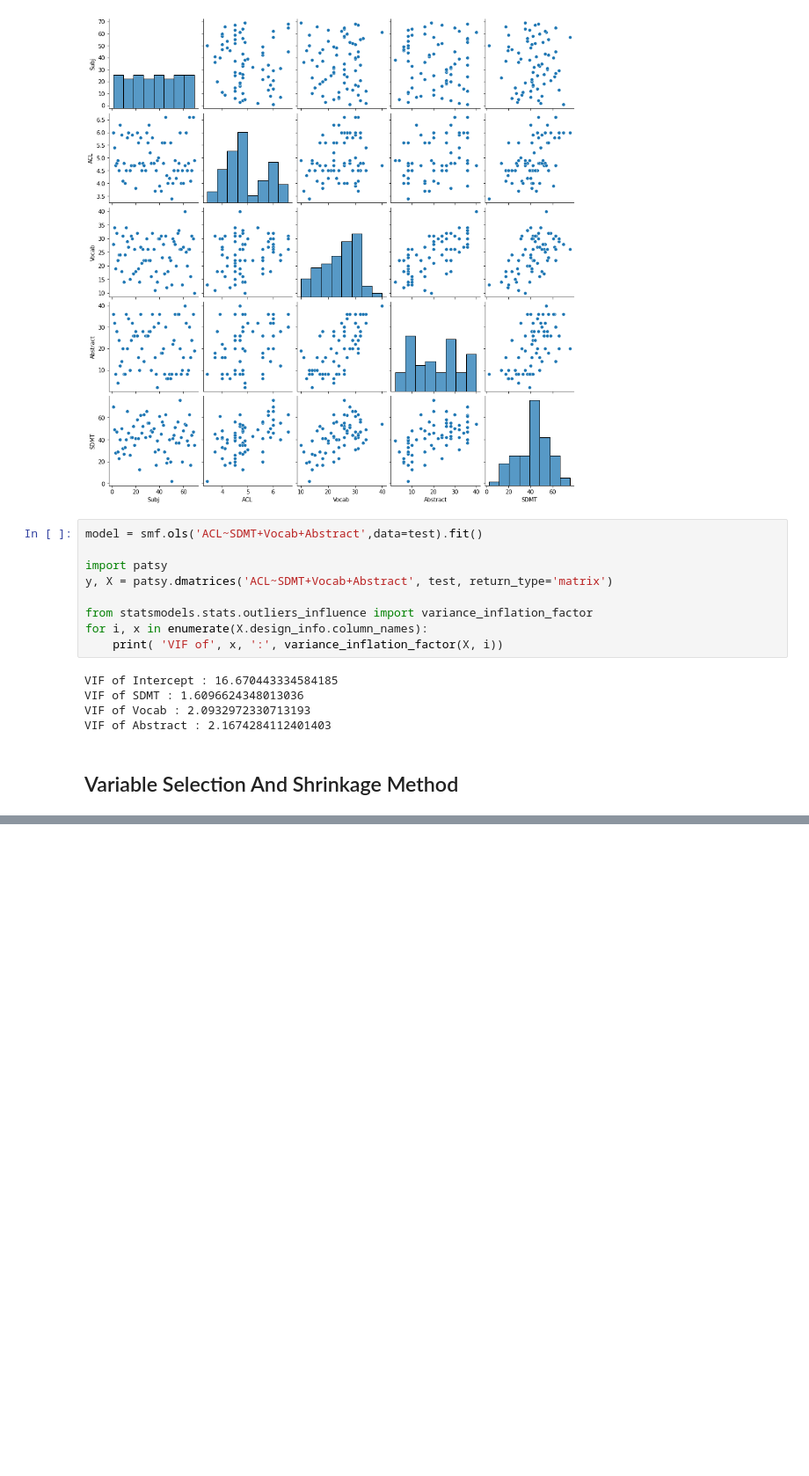
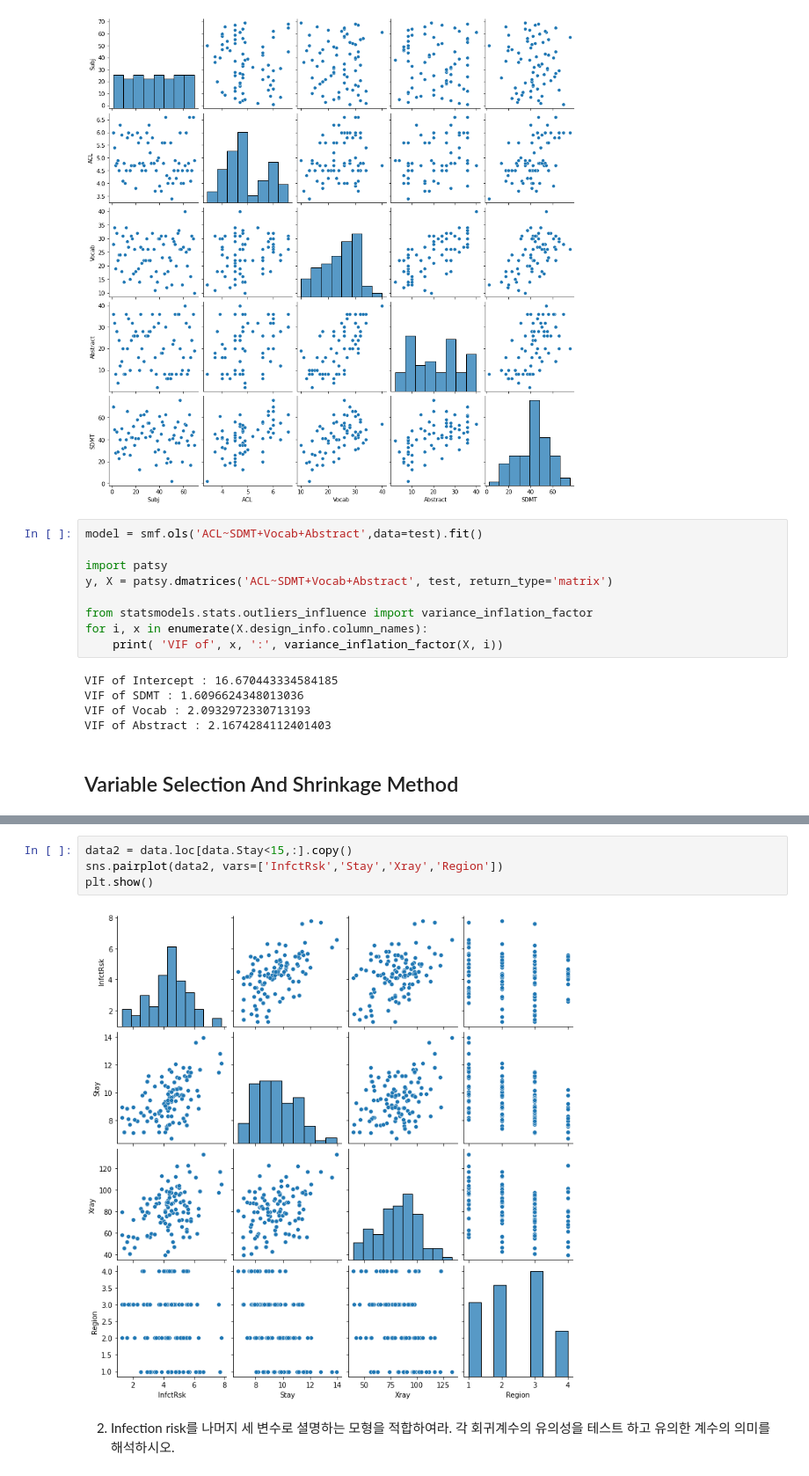
Before and after one commit to luckyspia/TIL, a Jupyter notebook: Statisic_Analysis/03.Regression_Methods.ipynb, the cells around one changed output, grey strips where cells are left out. Shown at 88% size. Saved outputs shown, nothing was run; the diff lists cells and outputs as text; blank space fills up the shorter version.

```diff
--- a/Statisic_Analysis/03.Regression_Methods.ipynb
+++ b/Statisic_Analysis/03.Regression_Methods.ipynb
@@ -230,0 +416,8 @@ VIF of Abstract : 2.1674284112401403
+# %%
+data2 = data.loc[data.Stay<15,:].copy()
+sns.pairplot(data2, vars=['InfctRsk','Stay','Xray','Region'])
+plt.show()
+# %% [output]
+[figure, added]
+# %% [markdown]
+2. Infection risk를 나머지 세 변수로 셜명하는 모형을 적합하여라. 각 회귀계수의 유의성을 테스트 하고 유의한 계수의 의미를 해석하시오.
```
Also changed, not shown: parts of 32 cells of this notebook.
